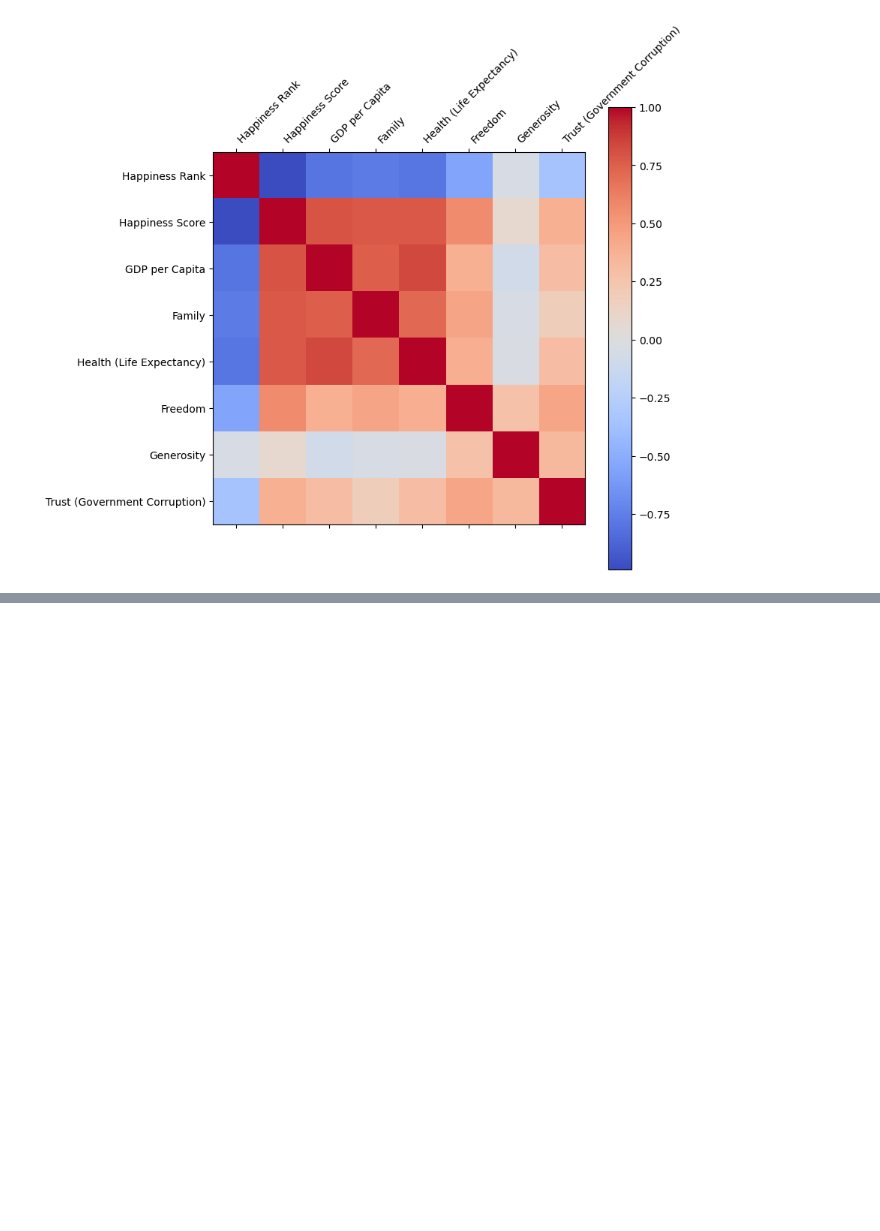
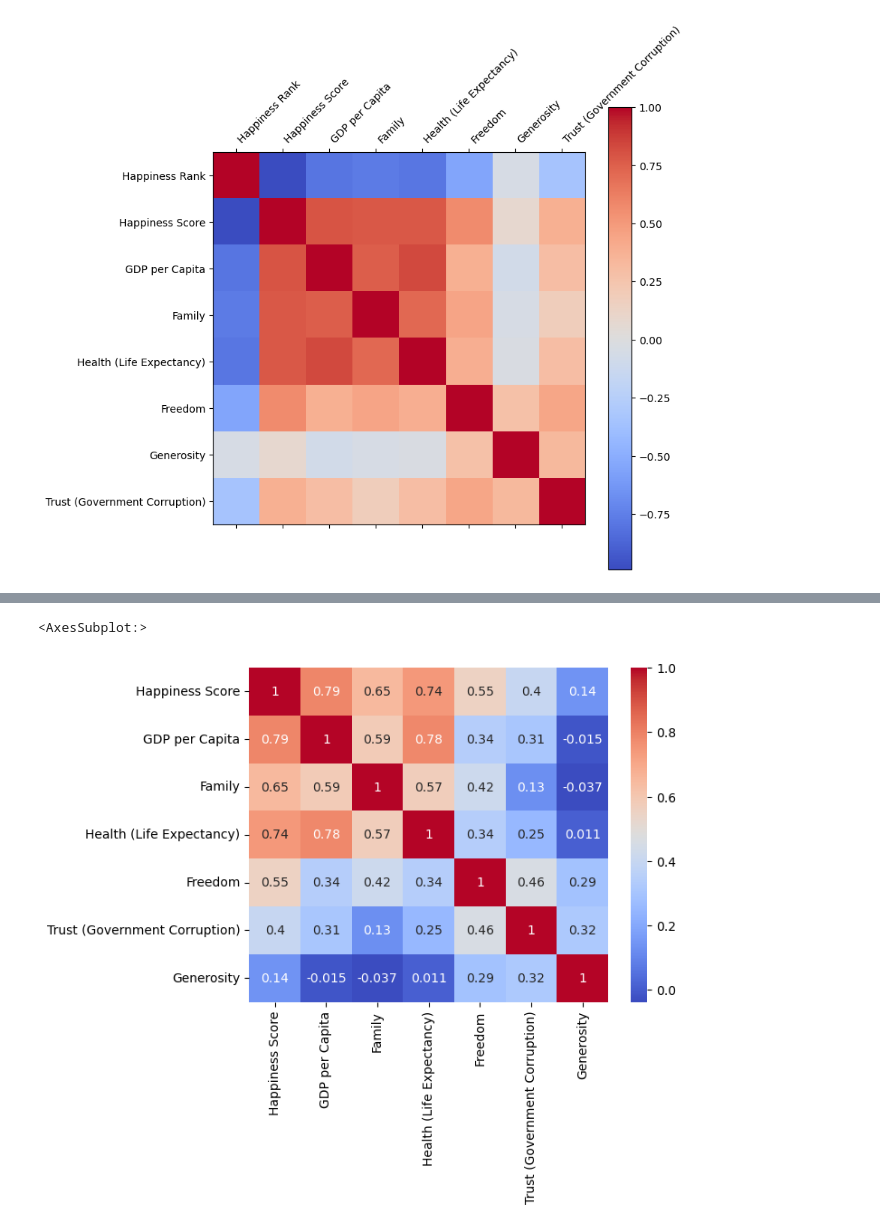
Before and after one commit to speedsk8103/project_1_group_4, a Jupyter notebook: project_1_irena.ipynb, the cells around one changed output, grey strips where cells are left out. Saved outputs shown, nothing was run; the diff lists cells and outputs as text; code cells hidden in the pictures; blank space fills up the shorter version.

```diff
--- a/project_1_irena.ipynb
+++ b/project_1_irena.ipynb
@@ -588,0 +598,12 @@ all_data_df
+# %%
+# The relevant columns from the combined dataframe
+heat_data = all_data_df[['Happiness Score', 'GDP per Capita', 'Family', 'Health (Life Expectancy)', 'Freedom', 'Trust (Government Corruption)', 'Generosity']]
+
+# Compute the correlation matrix
+corr_matrix = heat_data.corr()
+
+# Create the heatmap
+sns.heatmap(corr_matrix, cmap='coolwarm', annot=True)
+# %% [output]
+<AxesSubplot:>
+[figure, added]
```
Also changed, not shown: parts of 3 cells of this notebook, 1 other file.
